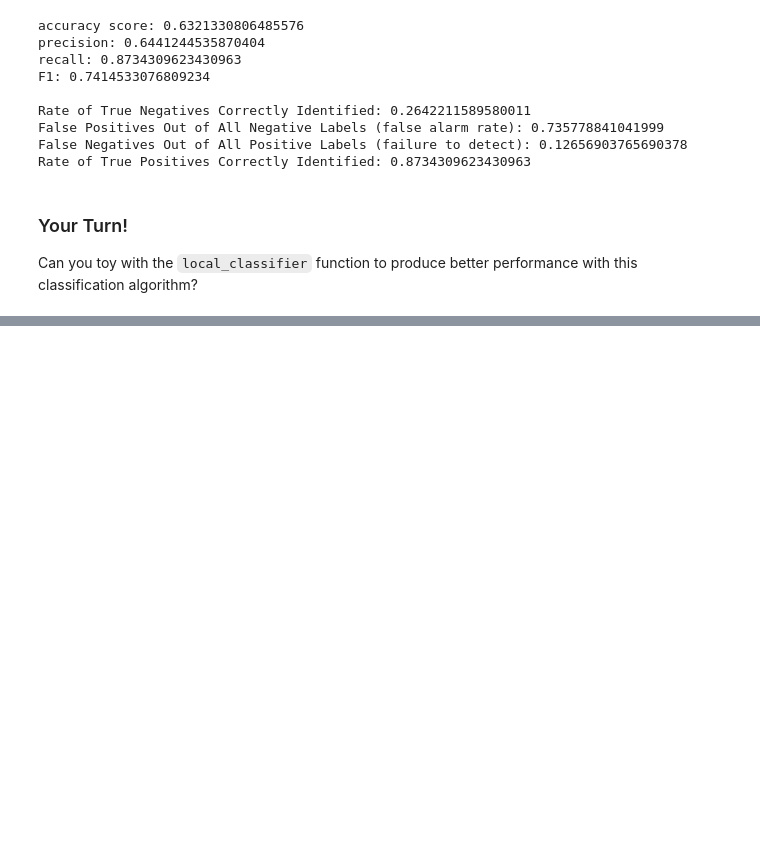
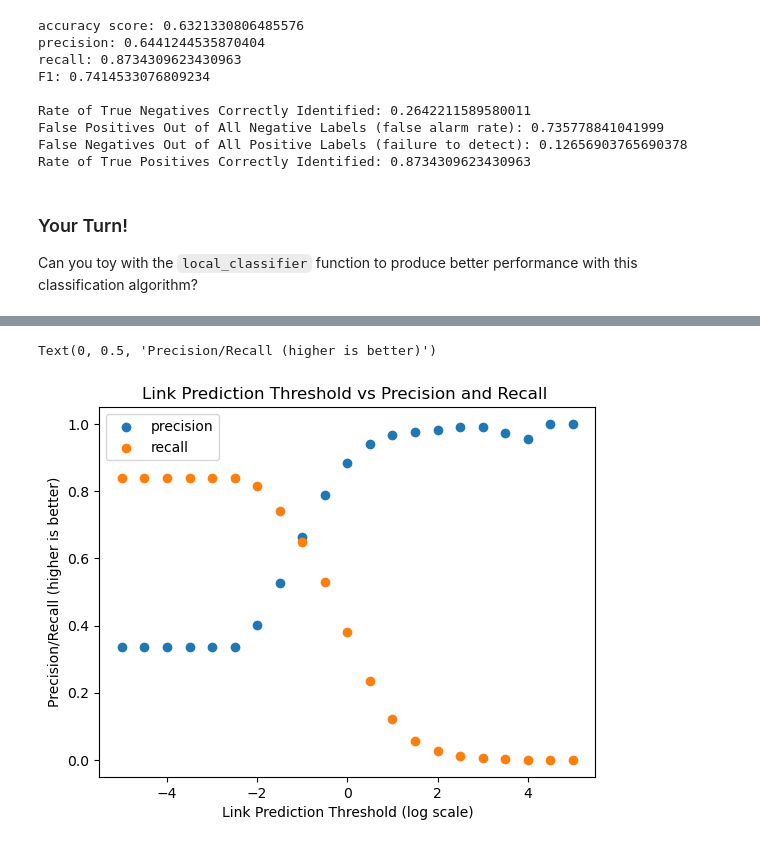
Before and after one commit to network-science-data-and-models/phys7332_fa25, a Jupyter notebook: notebooks/class_14/class_14_graph_machine_learning_1.ipynb, the cells around one changed output, grey strips where cells are left out. Cells and saved outputs as stored; diff of their text form; code cells hidden in the pictures; blank space fills up the shorter version.

```diff
--- a/notebooks/class_14/class_14_graph_machine_learning_1.ipynb
+++ b/notebooks/class_14/class_14_graph_machine_learning_1.ipynb
@@ -242,0 +295,28 @@ Can you toy with the `local_classifier` function to produce better performance w
+# %%
+log_max_similarity = np.log(int(max([s[2] for s in similarities]))) # similarity is roughly distributed on a log scale
+set_edges_test = set(edges_test)
+
+# evaluating precision & recall at different threshold values
+precisions = []
+recalls = []
+for threshold in np.arange(-5, log_max_similarity, 0.5):
+    # edges w/ similarity above the assigned threshold; contains all true & false positives
+    edges_above = set([(s[0], s[1]) for s in similarities if s[2] > np.exp(threshold)])
+    # edges w/ similarity at or below the assigned threshold; contains all true & false negatives
+    edges_below = set([(s[0], s[1]) for s in similarities if s[2] <= np.exp(threshold)])
+
+    true_pos = len(set_edges_test.intersection(edges_above)) # number of true positives
+    false_neg = len(set_edges_test.intersection(edges_below)) # number of false negatives
+    precisions.append(true_pos / len(edges_above))
+    recalls.append(true_pos / (true_pos + false_neg))
+
+# plots precision and recall at various thresholds
+plt.title('Link Prediction Threshold vs Precision and Recall ')
+plt.scatter(np.arange(-5, log_max_similarity, 0.5), precisions, label='precision')
+plt.scatter(np.arange(-5, log_max_similarity, 0.5), recalls, label='recall')
+plt.legend()
+plt.xlabel('Link Prediction Threshold (log scale)')
+plt.ylabel('Precision/Recall (higher is better)')
+# %% [output]
+Text(0, 0.5, 'Precision/Recall (higher is better)')
+[figure, added]
```
Also changed, not shown: parts of 14 cells of this notebook, 2 other files.
